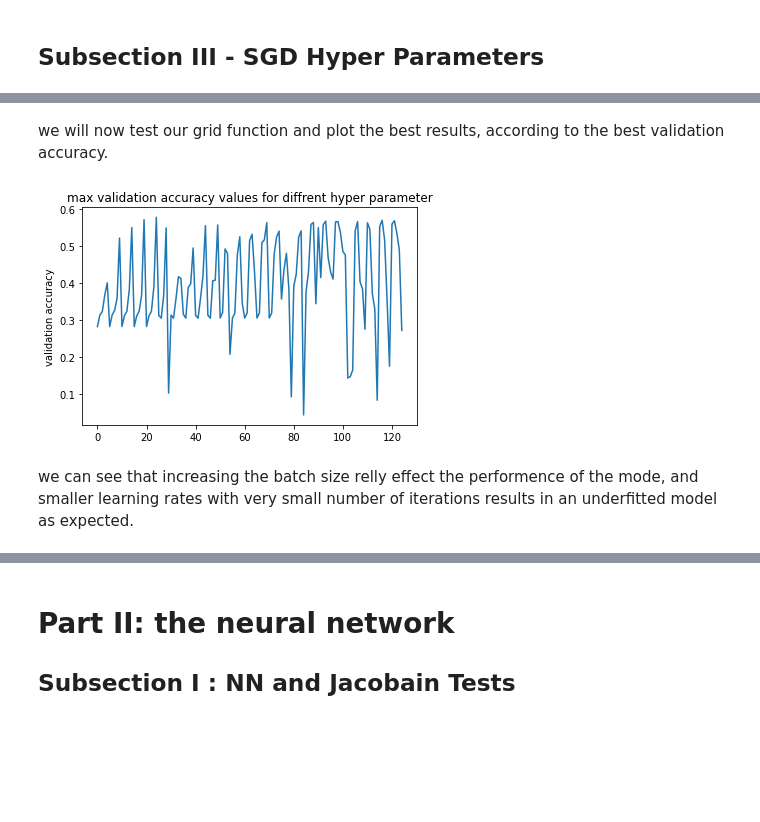
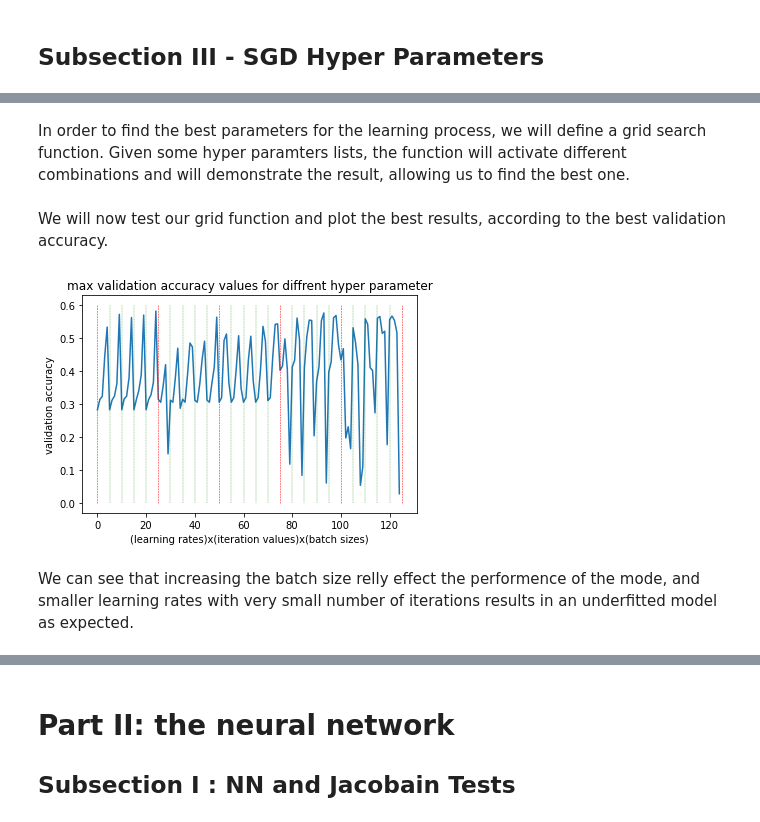
Before and after one commit to danikv/DeepLearningEx1, a Jupyter notebook: Ex1.ipynb, the cells around one changed output, grey strips where cells are left out. Cells and saved outputs as stored; diff of their text form; code cells hidden in the pictures; blank space fills up the shorter version.

Commit message:
grid_search graph

```diff
--- a/Ex1.ipynb
+++ b/Ex1.ipynb
@@ -383,3 +381,5 @@ we will now define grid search function, which given some hyper paramters lists,
+# %% [markdown]
+In order to find the best parameters for the learning process, we will define a grid search function. Given some hyper paramters lists, the function will activate different combinations and will demonstrate the result, allowing us to find the best one.
 # %%
 def grid_search(model_init, X, Y, X_val, Y_val, learning_rate_values, iteration_values, batch_size_values):
     train_accuracy = []
@@ -397,24 +397,52 @@ def grid_search(model_init, X, Y, X_val, Y_val, learning_rate_values, iteration_
                 val_loss.append(loss_val)
     return train_accuracy, train_loss, val_accuracy, val_loss
 # %% [markdown]
-we will now test our grid function and plot the best results, according to the best validation accuracy.
+We will now test our grid function and plot the best results, according to the best validation accuracy.
 # %%
 learning_rates = [0.2, 0.1, 0.05, 0.01, 0.001]
 iteration_values = [10, 20, 50, 100, 200]
 batch_sizes = [50, 100, 500, 1000, 25000]
 
 train_accuracy, train_loss, val_accuracy, val_loss = grid_search(lambda : sequential_model(linear_layer(2, 5, activation=softmax())), X, Y, X_val, Y_val, learning_rates, iteration_values, batch_sizes)
-# %%
-max_values = list(map(lambda x : max(x), val_accuracy))
-
-plt.plot(max_values)
-plt.title("max validation accuracy values for diffrent hyper parameter")
-plt.ylabel('validation accuracy')
-plt.show()
-# %% [output]
-[figure, removed]
+# %%
+max_values = list(map(lambda x : max(x), val_accuracy))
+
+plt.plot(max_values)
+plt.title("max validation accuracy values for diffrent hyper parameter")
+plt.ylabel('validation accuracy')
+plt.xlabel('(learning rates)x(iteration values)x(batch sizes)')
+plt.plot([25, 25], [0, 0.6], 'r--', lw=0.5,)
+plt.plot([50, 50], [0, 0.6], 'r--', lw=0.5,)
+plt.plot([75, 75], [0, 0.6], 'r--', lw=0.5,)
+plt.plot([100, 100], [0, 0.6], 'r--', lw=0.5,)
+plt.plot([0, 0], [0, 0.6], 'r--', lw=0.5,)
+plt.plot([125, 125], [0, 0.6], 'r--', lw=0.5,)
+plt.plot([5, 5], [0, 0.6], 'g--', lw=0.3,)
+plt.plot([10, 10], [0, 0.6], 'g--', lw=0.3,)
+plt.plot([15, 15], [0, 0.6], 'g--', lw=0.3,)
+plt.plot([20, 20], [0, 0.6], 'g--', lw=0.3,)
+plt.plot([30, 30], [0, 0.6], 'g--', lw=0.3,)
+plt.plot([35, 35], [0, 0.6], 'g--', lw=0.3,)
+plt.plot([40, 40], [0, 0.6], 'g--', lw=0.3,)
+plt.plot([45, 45], [0, 0.6], 'g--', lw=0.3,)
+plt.plot([55, 55], [0, 0.6], 'g--', lw=0.3,)
+plt.plot([60, 60], [0, 0.6], 'g--', lw=0.3,)
+plt.plot([65, 65], [0, 0.6], 'g--', lw=0.3,)
+plt.plot([70, 70], [0, 0.6], 'g--', lw=0.3,)
+plt.plot([80, 80], [0, 0.6], 'g--', lw=0.3,)
+plt.plot([85, 85], [0, 0.6], 'g--', lw=0.3,)
+plt.plot([90, 90], [0, 0.6], 'g--', lw=0.3,)
+plt.plot([95, 95], [0, 0.6], 'g--', lw=0.3,)
+plt.plot([105, 105], [0, 0.6], 'g--', lw=0.3,)
+plt.plot([110, 110], [0, 0.6], 'g--', lw=0.3,)
+plt.plot([115, 115], [0, 0.6], 'g--', lw=0.3,)
+plt.plot([120, 120], [0, 0.6], 'g--', lw=0.3,)
+
+plt.show()
+# %% [output]
+[figure, added]
 # %% [markdown]
-we can see that increasing the batch size relly effect the performence of the mode, and smaller learning rates with very small number of iterations results in an underfitted model as expected.
+We can see that increasing the batch size relly effect the performence of the mode, and smaller learning rates with very small number of iterations results in an underfitted model as expected.
 # %%
 index = np.argmax(max_values)
 
```
Also changed, not shown: parts of 19 cells of this notebook.
